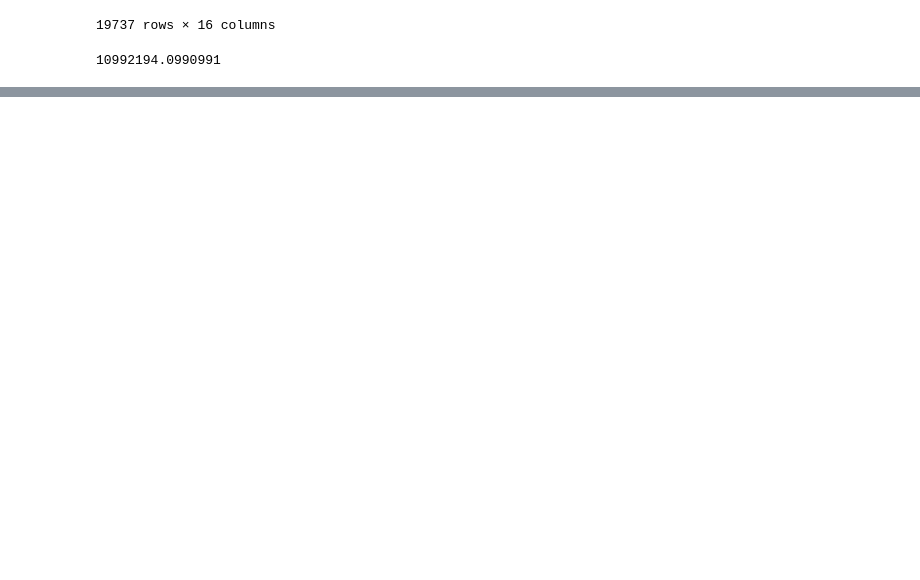
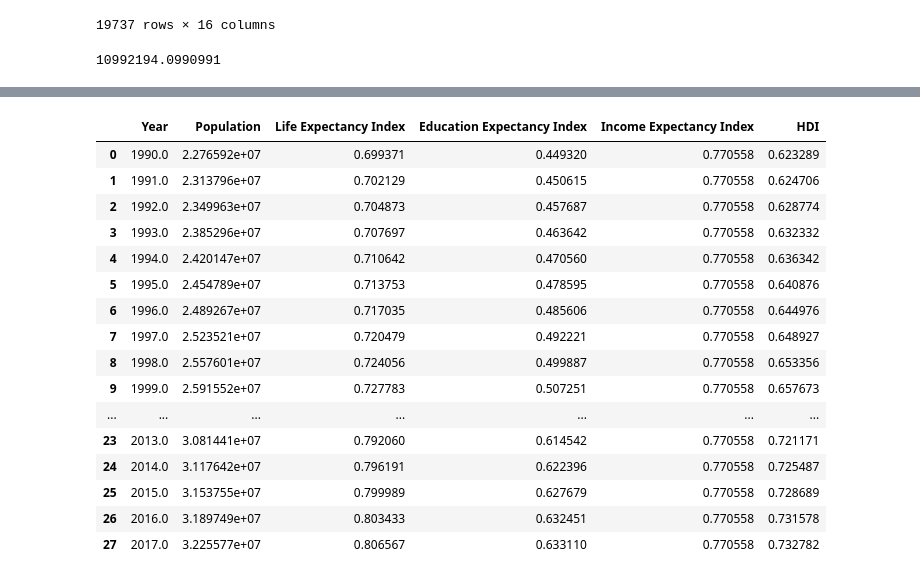
Before and after one commit to jcarballo1/cs5395-project1, a Jupyter notebook: Project1_V2.ipynb, the cells around one changed output, grey strips where cells are left out. Drawn from its saved outputs; the diff is of its cells as text; code cells hidden in the pictures; blank space fills up the shorter version.

```diff
--- a/Project1_V2.ipynb
+++ b/Project1_V2.ipynb
@@ -346,0 +292,18 @@ world_values
+# %%
+# create new dataframe to contain world values
+# take mean of weighted averages for every country by year and store in dataset
+
+column_names = ['Year', 'Population', 'Life Expectancy', 'YOS', 'Expected YOS', 'GNI']
+world_values = pd.DataFrame(columns = column_names)
+
+for year in range(1800, 2020):
+    population = factors['Population (historical estimates)'].loc[factors['Year'] == year].mean(skipna = True)
+    life_expectancy = factors['Weighted Life Expectancy'].loc[factors['Year'] == year].mean(skipna = True)
+    yos = factors['Weighted YOS'].loc[factors['Year'] == year].mean(skipna = True)
+    expected_yos = factors['Weighted Expected YOS'].loc[factors['Year'] == year].mean(skipna = True)
+    gni = factors['Weighted GNI'].loc[factors['Year'] == year].mean(skipna = True)
+    # print( "Year: ", year, " Life exp: ", life_expectancy, " YOS: ", yos, " Expected YOS: ", expected_yos, " Weighted GNI: ", weighted_GNI)
+
+    world_values = world_values.append({'Year' : year, 'Population' : population, 'Life Expectancy' : life_expectancy, 'YOS': yos,
+                                       'Expected YOS' : expected_yos, 'GNI': gni},
+                ignore_index = True)
@@ -346,0 +389,20 @@ world_values
+# %%
+HDI
+# %% [output]
+|  | Year | Population | Life Expectancy Index | Education Expectancy Index | Income Expectancy Index | HDI |
+| 0 | 1990.0 | 2.276592e+07 | 0.699371 | 0.449320 | 0.770558 | 0.623289 |
+| 1 | 1991.0 | 2.313796e+07 | 0.702129 | 0.450615 | 0.770558 | 0.624706 |
+| 2 | 1992.0 | 2.349963e+07 | 0.704873 | 0.457687 | 0.770558 | 0.628774 |
+| 3 | 1993.0 | 2.385296e+07 | 0.707697 | 0.463642 | 0.770558 | 0.632332 |
+| 4 | 1994.0 | 2.420147e+07 | 0.710642 | 0.470560 | 0.770558 | 0.636342 |
+| 5 | 1995.0 | 2.454789e+07 | 0.713753 | 0.478595 | 0.770558 | 0.640876 |
+| 6 | 1996.0 | 2.489267e+07 | 0.717035 | 0.485606 | 0.770558 | 0.644976 |
+| 7 | 1997.0 | 2.523521e+07 | 0.720479 | 0.492221 | 0.770558 | 0.648927 |
+| 8 | 1998.0 | 2.557601e+07 | 0.724056 | 0.499887 | 0.770558 | 0.653356 |
+| 9 | 1999.0 | 2.591552e+07 | 0.727783 | 0.507251 | 0.770558 | 0.657673 |
+| ... | ... | ... | ... | ... | ... | ... |
+| 23 | 2013.0 | 3.081441e+07 | 0.792060 | 0.614542 | 0.770558 | 0.721171 |
+| 24 | 2014.0 | 3.117642e+07 | 0.796191 | 0.622396 | 0.770558 | 0.725487 |
+| 25 | 2015.0 | 3.153755e+07 | 0.799989 | 0.627679 | 0.770558 | 0.728689 |
+| 26 | 2016.0 | 3.189749e+07 | 0.803433 | 0.632451 | 0.770558 | 0.731578 |
+| 27 | 2017.0 | 3.225577e+07 | 0.806567 | 0.633110 | 0.770558 | 0.732782 |
```
Also changed, not shown: parts of 37 cells of this notebook.
